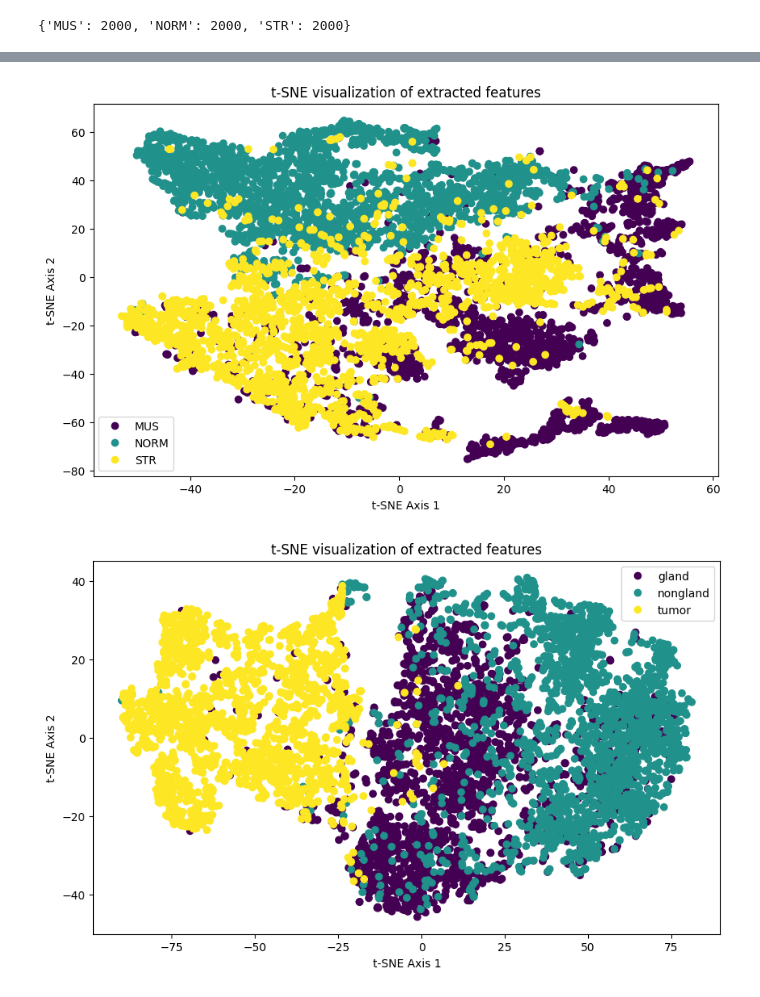
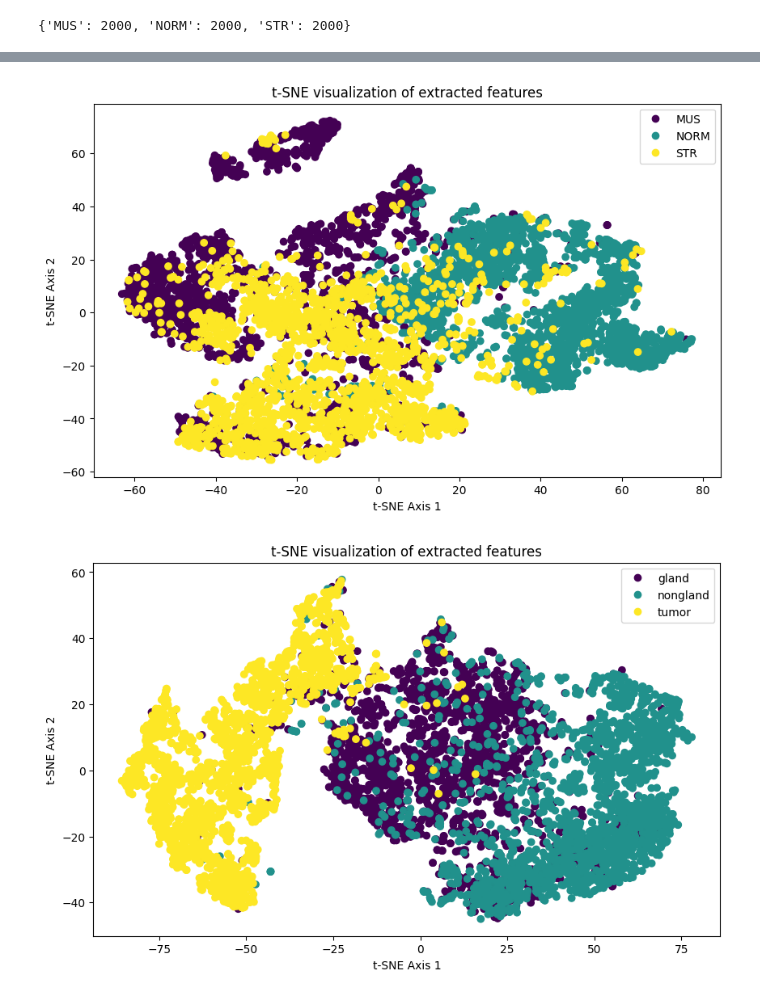
Before and after one commit to varun30300/Comp6321_Project, a Jupyter notebook: Task1/best-hyperparameters-train-and-test.ipynb, the cells around one changed output, grey strips where cells are left out. Cells and saved outputs as stored; diff of their text form; code cells hidden in the pictures.

```diff
--- a/Task1/best-hyperparameters-train-and-test.ipynb
+++ b/Task1/best-hyperparameters-train-and-test.ipynb
@@ -352,7 +368,7 @@ loader = DataLoader(dataset, batch_size=32, shuffle=False)
 # Load the pre-trained model
 model = resnet18(pretrained=False)
 model.fc = nn.Linear(model.fc.in_features, len(classes))
-model_path = '/kaggle/working/model.pth'
+model_path = '/kaggle/working/model_final.pth'
 model.load_state_dict(torch.load(model_path))
 device = torch.device('cuda' if torch.cuda.is_available() else 'cpu')
 model = model.to(device)
@@ -375,34 +391,34 @@ feature_extractor = ResNetFeatureExtractor(model).to(device)
 def extract_features(loader, model):
     model.eval()
     features = []
     labels = []
 
     with torch.no_grad():
         for inputs, y in loader:
             inputs = inputs.to(device)
             output = model(inputs)
             features.extend(output.cpu().numpy())
             labels.extend(y.cpu().numpy())
 
     return np.array(features), np.array(labels)
 
 # Extract features from the entire dataset
 features, labels = extract_features(loader, feature_extractor)
 
 # t-SNE Visualization
 tsne = TSNE(n_components=2, random_state=42)
 tsne_result = tsne.fit_transform(features)
 
 # Plot t-SNE
 plt.figure(figsize=(10, 6))
 scatter = plt.scatter(tsne_result[:, 0], tsne_result[:, 1], c=labels, cmap='viridis')
 plt.title('t-SNE visualization of extracted features')
 plt.xlabel('t-SNE Axis 1')
 plt.ylabel('t-SNE Axis 2')
 plt.legend(handles=scatter.legend_elements()[0], labels=classes)
 plt.show()
 # %% [output]
-[figure, old version]
+[figure, new version]
 # %%
 #Using the model from scratch to plot the tsne plot on the dataset 2
 import os
@@ -460,7 +476,7 @@ loader = DataLoader(dataset, batch_size=32, shuffle=False)
 # Load the pre-trained model
 model = resnet18(pretrained=False)
 model.fc = nn.Linear(model.fc.in_features, len(classes))
-model_path = '/kaggle/working/model.pth'
+model_path = '/kaggle/working/model_final.pth'
 model.load_state_dict(torch.load(model_path))
 device = torch.device('cuda' if torch.cuda.is_available() else 'cpu')
 model = model.to(device)
@@ -510,7 +526,7 @@ plt.ylabel('t-SNE Axis 2')
 plt.legend(handles=scatter.legend_elements()[0], labels=classes)
 plt.show()
 # %% [output]
-[figure, old version]
+[figure, new version]
 # %%
 #Applying knn neighbours on the features extracted from dataset 2
 X_train, X_test, y_train, y_test = train_test_split(features, labels, test_size=0.2, random_state=42)
```
Also changed, not shown: parts of 7 cells of this notebook.
